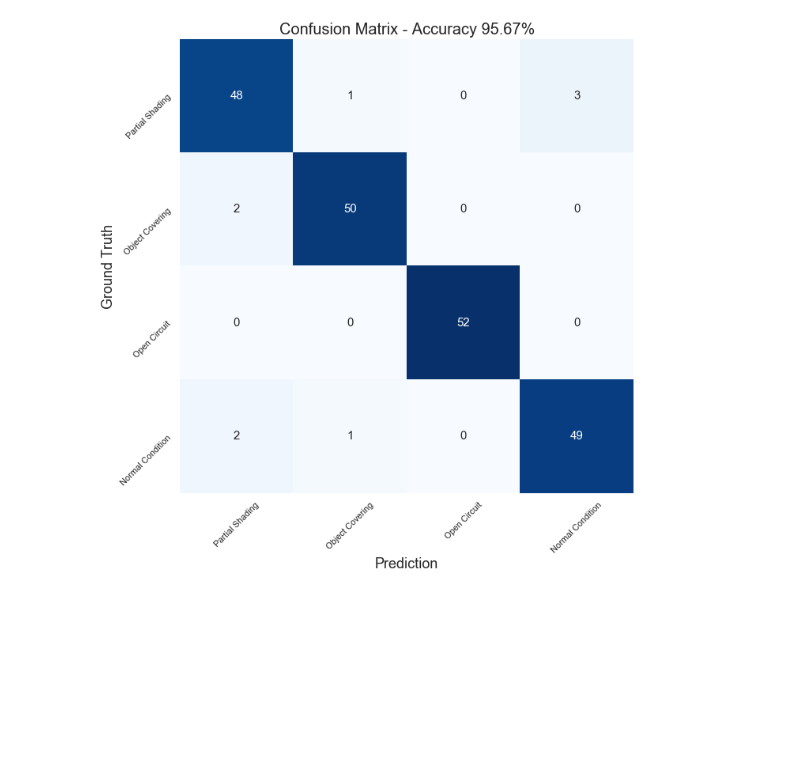
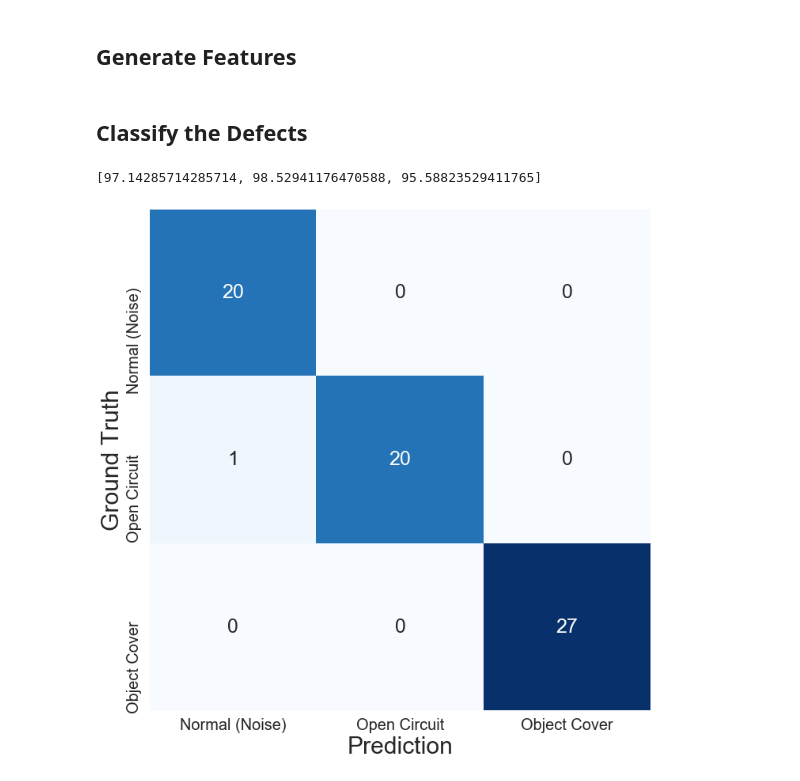
Before and after one commit to Aslanfmh65/solar_anomaly, a Jupyter notebook: defect_data_generating.ipynb, the cells around one changed output. Saved outputs shown, nothing was run; the diff lists cells and outputs as text; code cells hidden in the pictures; blank space fills up the shorter version.

```diff
--- a/defect_data_generating.ipynb
+++ b/defect_data_generating.ipynb
@@ -87,32 +60,0 @@ d_data = normal_noise_data(data)
-# %%
-dataset = pd.read_csv('28563614.csv', index_col=0)
-dataset = dataset.values
-
-clean_data = []
-s_size = 50
-
-for i in range(len(dataset[0])):
-    data = dataset[:,i]
-    data = [j for j in data if not np.isnan(j)]
-    index = [i for i in range(len(data))]
-
-    if len(data) < s_size:
-        continue
-    else:
-        while True:
-            samples = random.sample(index,s_size)
-            if len(samples) == s_size:
-                samples.sort()
-                break
-    data = [data[k] for k in samples]
-    d_data = open_circuit(data)
-
-    diff = []
-
-    for g in range(s_size):
-        if data[g] == 0:
-            data[g] = 1
-        diff.append((data[g]-d_data[g])/data[g])
-    clean_data.append(diff)
-clean_data = pd.DataFrame(clean_data)
-export_csv = clean_data.to_csv ("open_circuit.csv", index = True, header=True)
@@ -214,3 +60,0 @@ def confusion_matrix_plot(cm,acc,save=False):
-# %%
-dataset = pd.read_csv('defect_data.csv', index_col=0)
-score,cm = random_forest(dataset)
@@ -220,0 +283,2 @@ score
+# %% [markdown]
+## Generate Features
@@ -221,4 +288,13 @@ score
+# %% [markdown]
+## Classify the Defects
+# %%
+import helper
+model = helper.modeling()
+scores, cm, rf_model,X_test,y_test,test_date = model.random_forest_class(df_feature)
+scores
+# %% [output]
+[97.14285714285714, 98.52941176470588, 95.58823529411765]
 # %%
-confusion_matrix_plot(cm[1],score[1],save=True)
+confusion_matrix_plot(cm[1],False)
 # %% [output]
-[figure, old version]
+[figure, new version]
```
Also changed, not shown: parts of 9 cells of this notebook, 49 other files.
